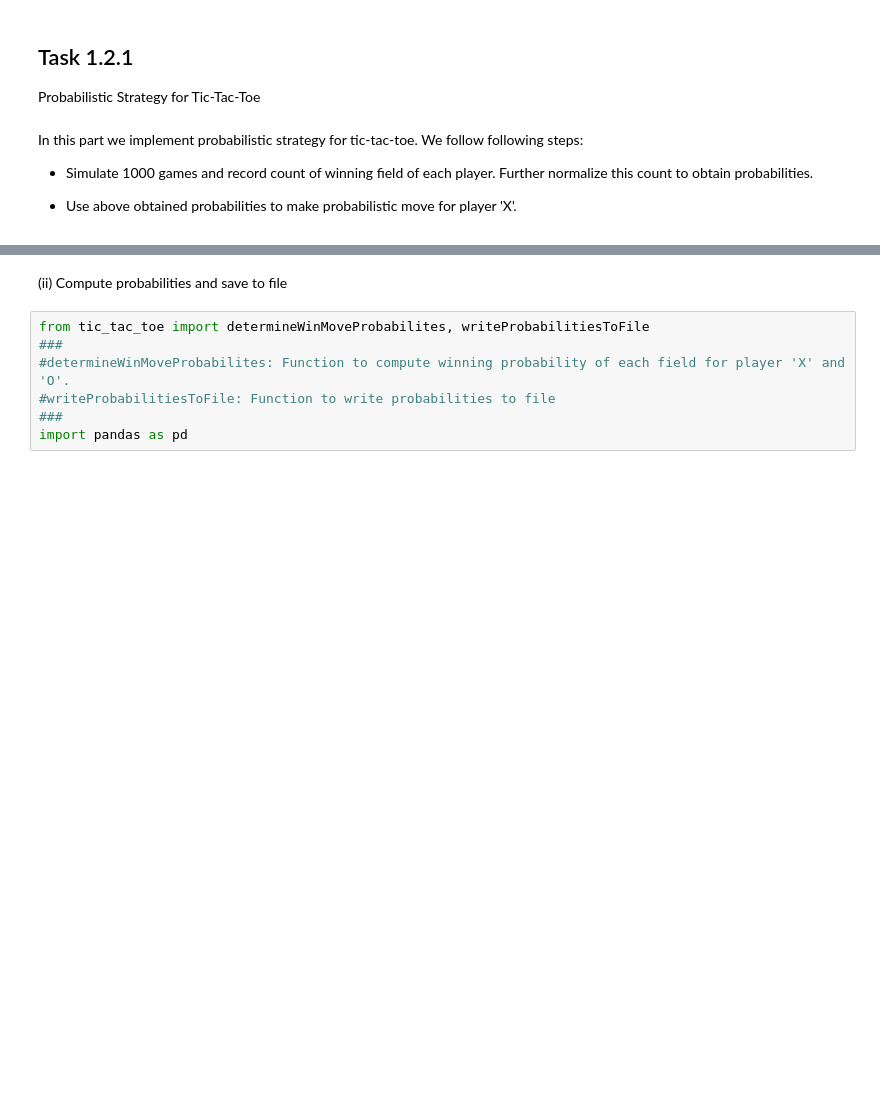
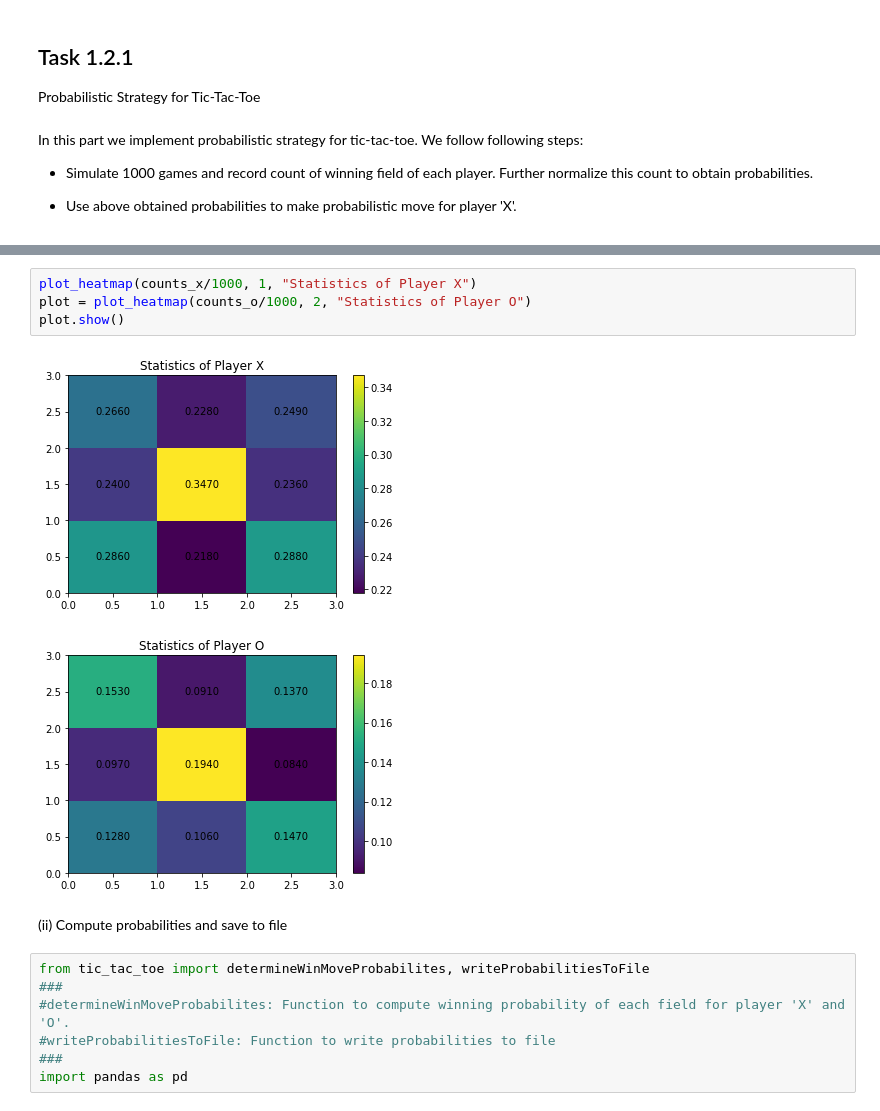
Before and after one commit to MdAsifKhan/Game-AI, a Jupyter notebook: project-01/Task-project-01.ipynb, the cells around one changed output, grey strips where cells are left out. Cells and saved outputs as stored; diff of their text form; blank space fills up the shorter version.

```diff
--- a/project-01/Task-project-01.ipynb
+++ b/project-01/Task-project-01.ipynb
@@ -33,3 +33,10 @@ plot.show()
+# %%
+plot_heatmap(counts_x/1000, 1, "Statistics of Player X")
+plot = plot_heatmap(counts_o/1000, 2, "Statistics of Player O")
+plot.show()
+# %% [output]
+[figure, added]
+[figure, added]
 # %% [markdown]
 (ii) Compute probabilities and save to file
 # %%
```
Also changed, not shown: parts of 8 cells of this notebook.
